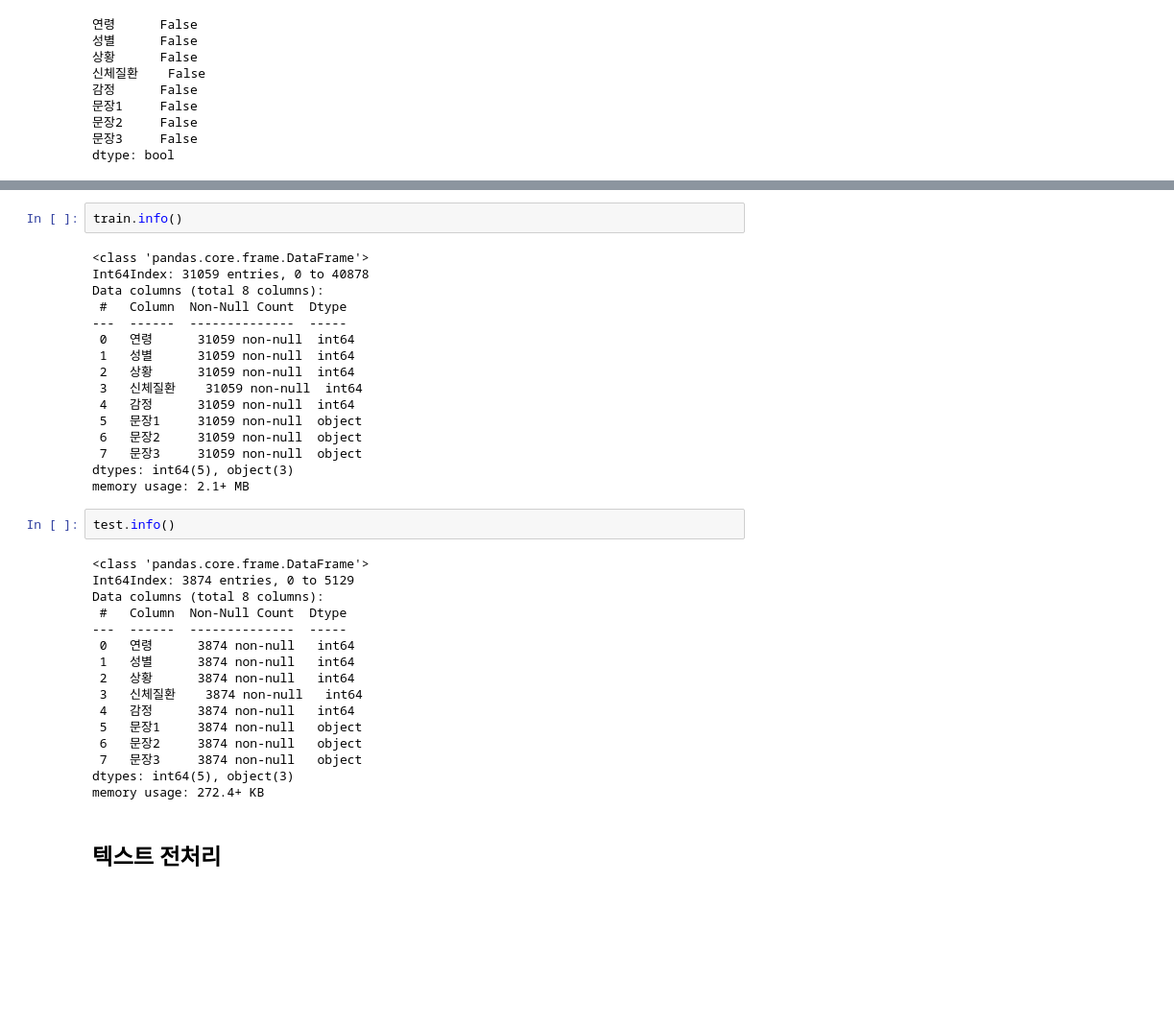
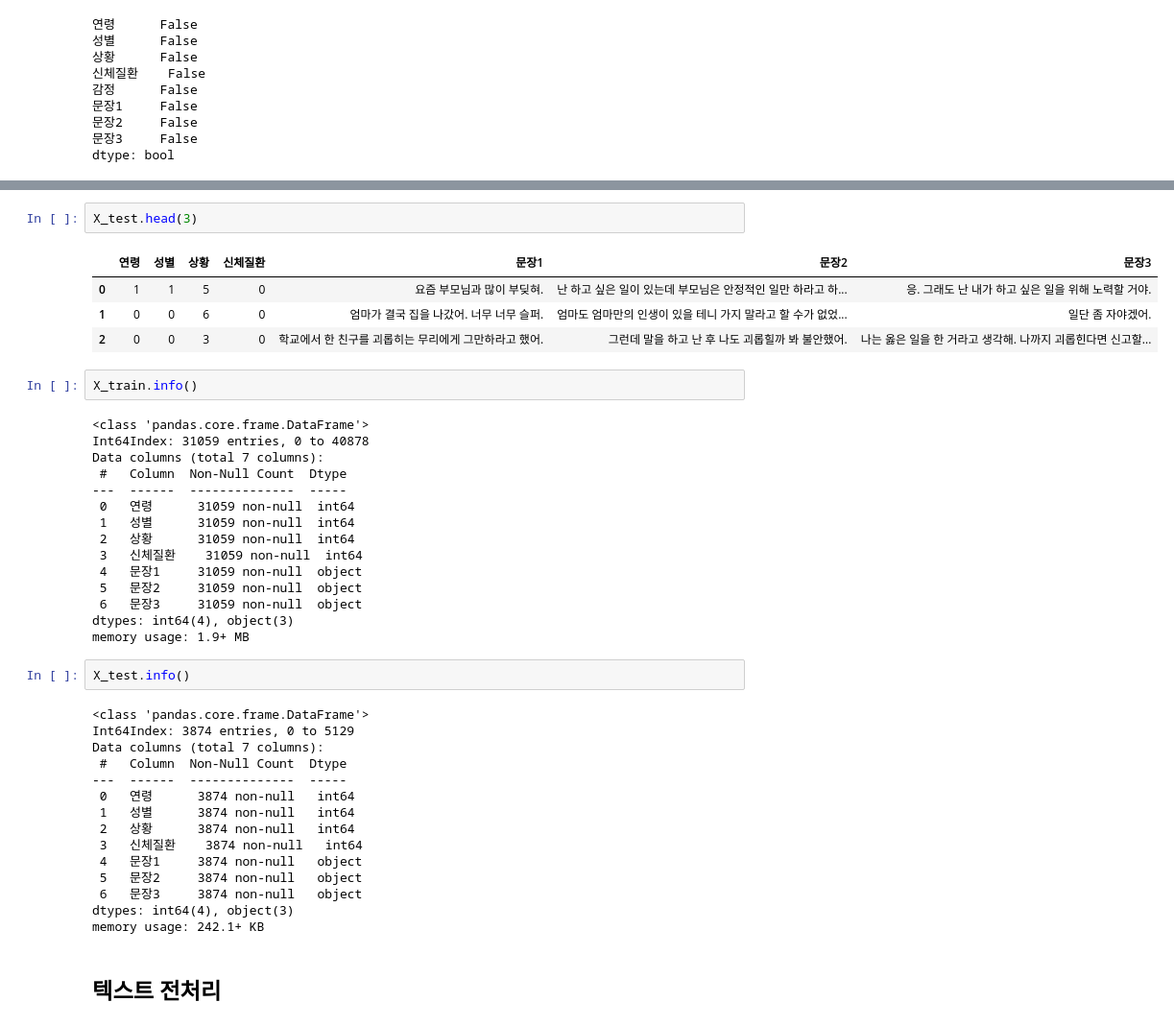
Before and after one commit to poandpo/project-4, a Jupyter notebook: AI_06_임채은.ipynb, the cells around one changed output, grey strips where cells are left out. Shown at 96% size. Drawn from its saved outputs; the diff is of its cells as text; blank space fills up the shorter version.

```diff
--- a/AI_06_임채은.ipynb
+++ b/AI_06_임채은.ipynb
@@ -195,39 +196,44 @@ test.head()
+# %%
+X_test.head(3)
+# %% [output]
+|  | 연령 | 성별 | 상황 | 신체질환 | 문장1 | 문장2 | 문장3 |
+| 0 | 1 | 1 | 5 | 0 | 요즘 부모님과 많이 부딪혀. | 난 하고 싶은 일이 있는데 부모님은 안정적인 일만 하라고 하... | 응. 그래도 난 내가 하고 싶은 일을 위해 노력할 거야. |
+| 1 | 0 | 0 | 6 | 0 | 엄마가 결국 집을 나갔어. 너무 너무 슬퍼. | 엄마도 엄마만의 인생이 있을 테니 가지 말라고 할 수가 없었... | 일단 좀 자야겠어. |
+| 2 | 0 | 0 | 3 | 0 | 학교에서 한 친구를 괴롭히는 무리에게 그만하라고 했어. | 그런데 말을 하고 난 후 나도 괴롭힐까 봐 불안했어. | 나는 옳은 일을 한 거라고 생각해. 나까지 괴롭힌다면 신고할... |
 # %%
-train.info()
+X_train.info()
 # %% [output]
 <class 'pandas.core.frame.DataFrame'>
 Int64Index: 31059 entries, 0 to 40878
-Data columns (total 8 columns):
+Data columns (total 7 columns):
  #   Column  Non-Null Count  Dtype
 ---  ------  --------------  -----
  0   연령      31059 non-null  int64
  1   성별      31059 non-null  int64
  2   상황      31059 non-null  int64
  3   신체질환    31059 non-null  int64
- 4   감정      31059 non-null  int64
- 5   문장1     31059 non-null  object
- 6   문장2     31059 non-null  object
- 7   문장3     31059 non-null  object
-dtypes: int64(5), object(3)
-memory usage: 2.1+ MB
+ 4   문장1     31059 non-null  object
+ 5   문장2     31059 non-null  object
+ 6   문장3     31059 non-null  object
+dtypes: int64(4), object(3)
+memory usage: 1.9+ MB
 # %%
-test.info()
+X_test.info()
 # %% [output]
 <class 'pandas.core.frame.DataFrame'>
 Int64Index: 3874 entries, 0 to 5129
-Data columns (total 8 columns):
+Data columns (total 7 columns):
  #   Column  Non-Null Count  Dtype
 ---  ------  --------------  -----
  0   연령      3874 non-null   int64
  1   성별      3874 non-null   int64
  2   상황      3874 non-null   int64
  3   신체질환    3874 non-null   int64
- 4   감정      3874 non-null   int64
- 5   문장1     3874 non-null   object
- 6   문장2     3874 non-null   object
- 7   문장3     3874 non-null   object
-dtypes: int64(5), object(3)
-memory usage: 272.4+ KB
+ 4   문장1     3874 non-null   object
+ 5   문장2     3874 non-null   object
+ 6   문장3     3874 non-null   object
+dtypes: int64(4), object(3)
+memory usage: 242.1+ KB
 # %% [markdown]
 ## 텍스트 전처리
 # %%
```
Also changed, not shown: parts of 82 cells of this notebook.
